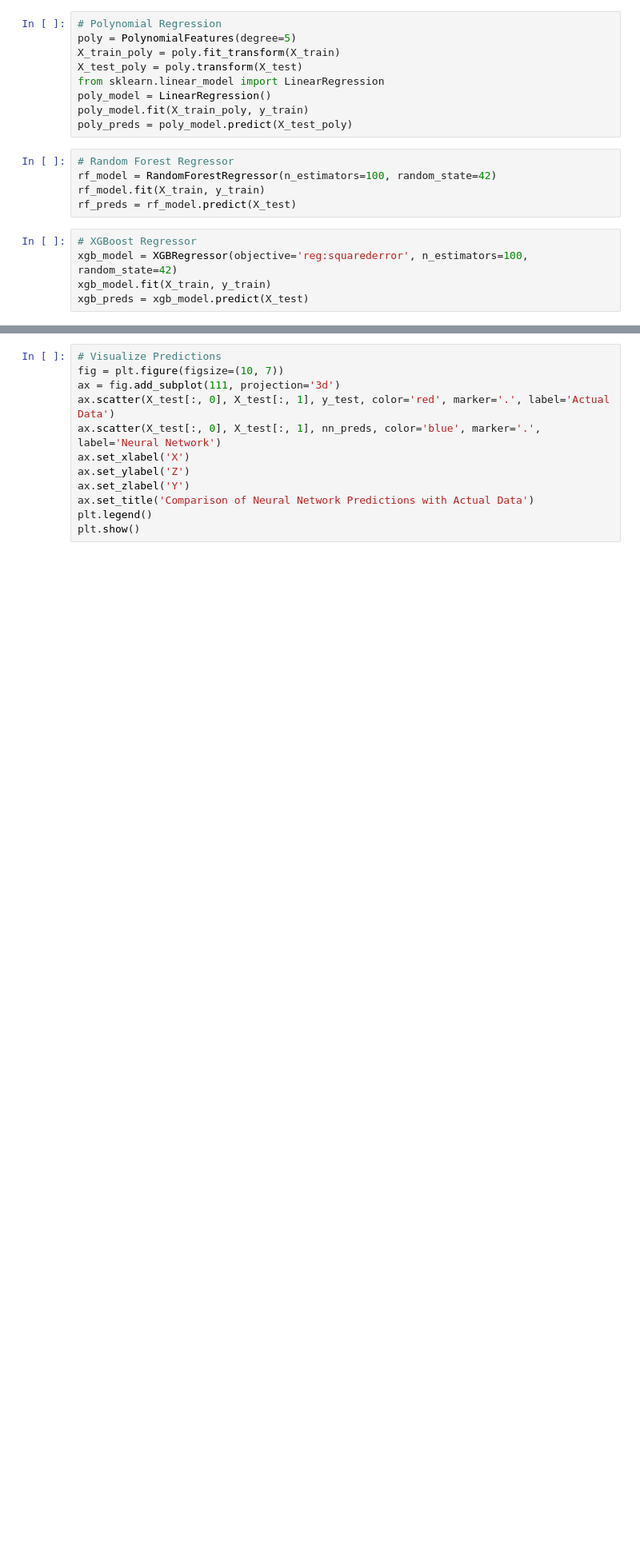
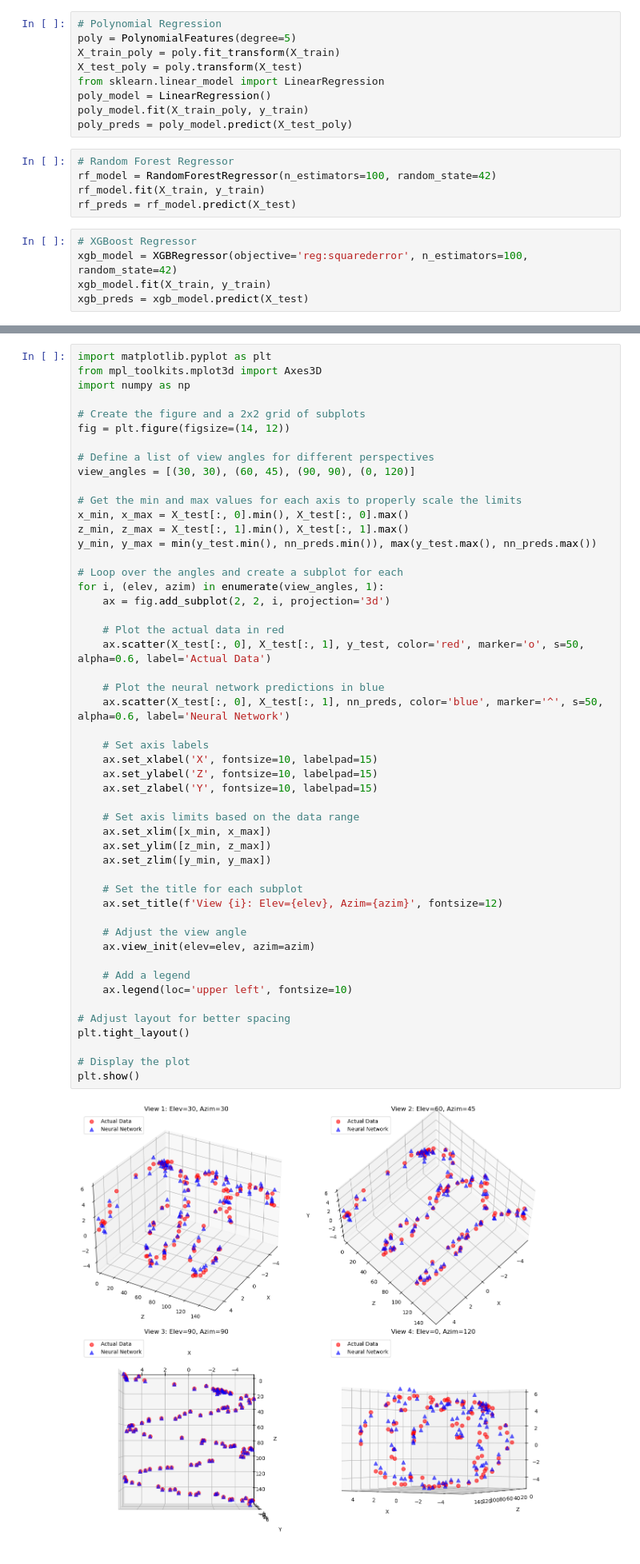
Before and after one commit to sczuba/Portfolio, a Jupyter notebook: Advanced_Regression_Modeling_for_Noisy_3D_Data.ipynb, the cells around one changed output, grey strips where cells are left out. Shown at 80% size. Cells and saved outputs as stored; diff of their text form; blank space fills up the shorter version.

```diff
--- a/Advanced_Regression_Modeling_for_Noisy_3D_Data.ipynb
+++ b/Advanced_Regression_Modeling_for_Noisy_3D_Data.ipynb
@@ -107,12 +107,52 @@ Neural Network: MSE = 0.5485, R-squared = 0.9554
-# %%
-# Visualize Predictions
-fig = plt.figure(figsize=(10, 7))
-ax = fig.add_subplot(111, projection='3d')
-ax.scatter(X_test[:, 0], X_test[:, 1], y_test, color='red', marker='.', label='Actual Data')
-ax.scatter(X_test[:, 0], X_test[:, 1], nn_preds, color='blue', marker='.', label='Neural Network')
-ax.set_xlabel('X')
-ax.set_ylabel('Z')
-ax.set_zlabel('Y')
-ax.set_title('Comparison of Neural Network Predictions with Actual Data')
-plt.legend()
-plt.show()
+# %%
+import matplotlib.pyplot as plt
+from mpl_toolkits.mplot3d import Axes3D
+import numpy as np
+
+# Create the figure and a 2x2 grid of subplots
+fig = plt.figure(figsize=(14, 12))
+
+# Define a list of view angles for different perspectives
+view_angles = [(30, 30), (60, 45), (90, 90), (0, 120)]
+
+# Get the min and max values for each axis to properly scale the limits
+x_min, x_max = X_test[:, 0].min(), X_test[:, 0].max()
+z_min, z_max = X_test[:, 1].min(), X_test[:, 1].max()
+y_min, y_max = min(y_test.min(), nn_preds.min()), max(y_test.max(), nn_preds.max())
+
+# Loop over the angles and create a subplot for each
+for i, (elev, azim) in enumerate(view_angles, 1):
+    ax = fig.add_subplot(2, 2, i, projection='3d')
+
+    # Plot the actual data in red
+    ax.scatter(X_test[:, 0], X_test[:, 1], y_test, color='red', marker='o', s=50, alpha=0.6, label='Actual Data')
+
+    # Plot the neural network predictions in blue
+    ax.scatter(X_test[:, 0], X_test[:, 1], nn_preds, color='blue', marker='^', s=50, alpha=0.6, label='Neural Network')
+
+    # Set axis labels
+    ax.set_xlabel('X', fontsize=10, labelpad=15)
+    ax.set_ylabel('Z', fontsize=10, labelpad=15)
+    ax.set_zlabel('Y', fontsize=10, labelpad=15)
+
+    # Set axis limits based on the data range
+    ax.set_xlim([x_min, x_max])
+    ax.set_ylim([z_min, z_max])
+    ax.set_zlim([y_min, y_max])
+
+    # Set the title for each subplot
+    ax.set_title(f'View {i}: Elev={elev}, Azim={azim}', fontsize=12)
+
+    # Adjust the view angle
+    ax.view_init(elev=elev, azim=azim)
+
+    # Add a legend
+    ax.legend(loc='upper left', fontsize=10)
+
+# Adjust layout for better spacing
+plt.tight_layout()
+
+# Display the plot
+plt.show()
+# %% [output]
+[figure, added]
```
Also changed, not shown: parts of 2 cells of this notebook.
